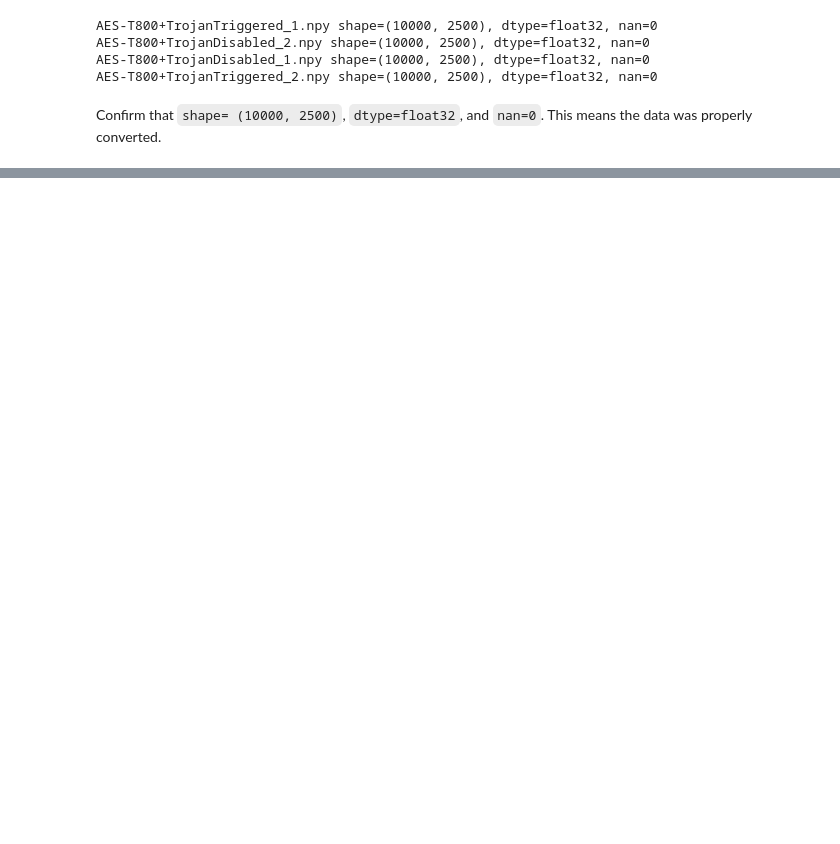
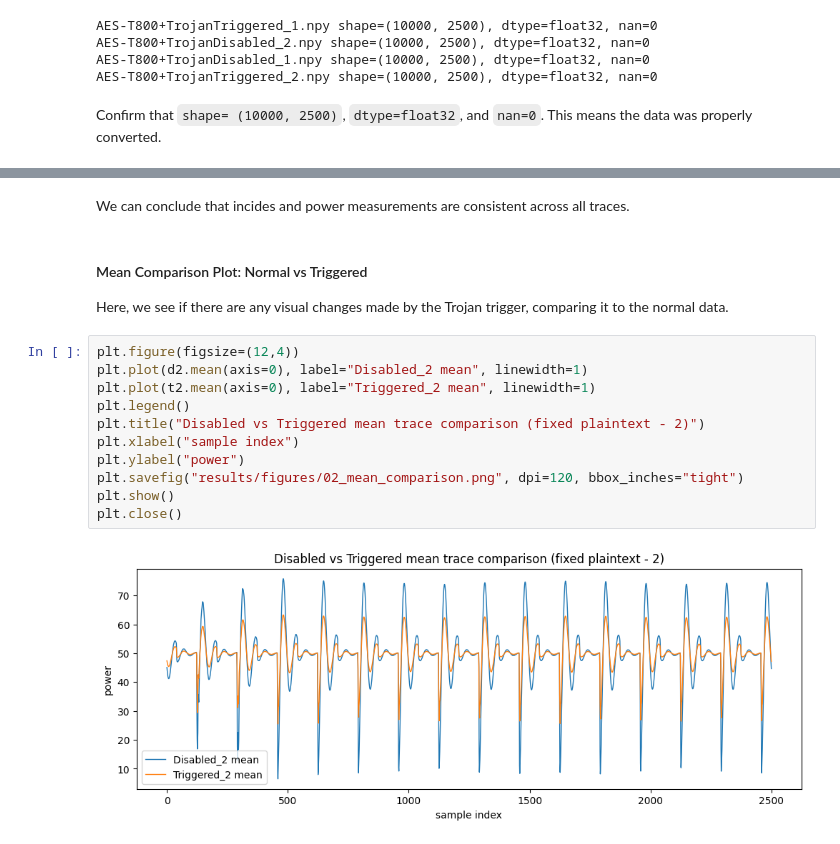
Before and after one commit to ericnmt/htd-benchmarking, a Jupyter notebook: notebooks/T800-HT-ML-Pipeline.ipynb, the cells around one changed output, grey strips where cells are left out. Drawn from its saved outputs; the diff is of its cells as text; blank space fills up the shorter version.

```diff
--- a/notebooks/T800-HT-ML-Pipeline.ipynb
+++ b/notebooks/T800-HT-ML-Pipeline.ipynb
@@ -39,0 +71,18 @@ Confirm that `shape= (10000, 2500)`, `dtype=float32`, and `nan=0`. This means th
+# %% [markdown]
+We can conclude that incides and power measurements are consistent across all traces.
+# %% [markdown]
+#### Mean Comparison Plot: Normal vs Triggered
+Here, we see if there are any visual changes made by the Trojan trigger, comparing it to the normal data.
+# %%
+plt.figure(figsize=(12,4))
+plt.plot(d2.mean(axis=0), label="Disabled_2 mean", linewidth=1)
+plt.plot(t2.mean(axis=0), label="Triggered_2 mean", linewidth=1)
+plt.legend()
+plt.title("Disabled vs Triggered mean trace comparison (fixed plaintext - 2)")
+plt.xlabel("sample index")
+plt.ylabel("power")
+plt.savefig("results/figures/02_mean_comparison.png", dpi=120, bbox_inches="tight")
+plt.show()
+plt.close()
+# %% [output]
+[figure, added]
```
Also changed, not shown: parts of 9 cells of this notebook.
